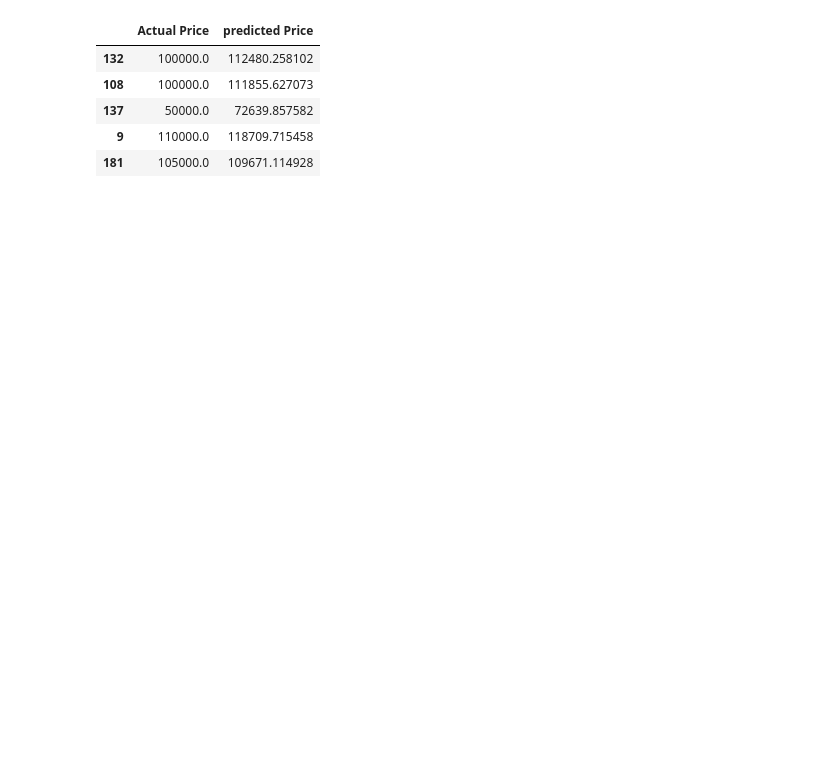
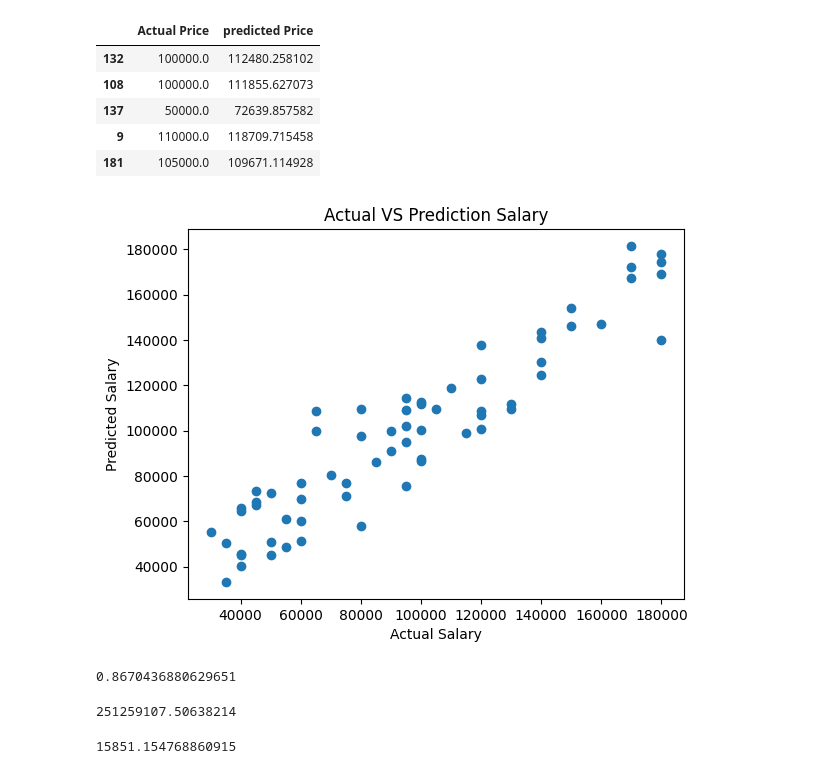
Before and after one commit to Prakalp-74/Salary-prediction-ML, a Jupyter notebook: salary_prediction.ipynb, the cells around one changed output. Drawn from its saved outputs; the diff is of its cells as text; code cells hidden in the pictures; blank space fills up the shorter version.

Commit message:
Graph of Actual and Prediction

```diff
--- a/salary_prediction.ipynb
+++ b/salary_prediction.ipynb
@@ -197,3 +197,25 @@ comparison.head()
 | 137 | 50000.0 | 72639.857582 |
 | 9 | 110000.0 | 118709.715458 |
 | 181 | 105000.0 | 109671.114928 |
+# %%
+plt.scatter(y_test, predictions)
+plt.xlabel("Actual Salary")
+plt.ylabel("Predicted Salary")
+plt.title("Actual VS Prediction Salary")
+plt.show()
+# %% [output]
+[figure, added]
+# %%
+r2_score(y_test, predictions)
+# %% [output]
+0.8670436880629651
+# %%
+mse = mean_squared_error(y_test, predictions)
+print(mse)
+# %% [output]
+251259107.50638214
+# %%
+rmse = np.sqrt(mse)
+print(rmse)
+# %% [output]
+15851.154768860915
```
Also changed, not shown: parts of 2 cells of this notebook.
